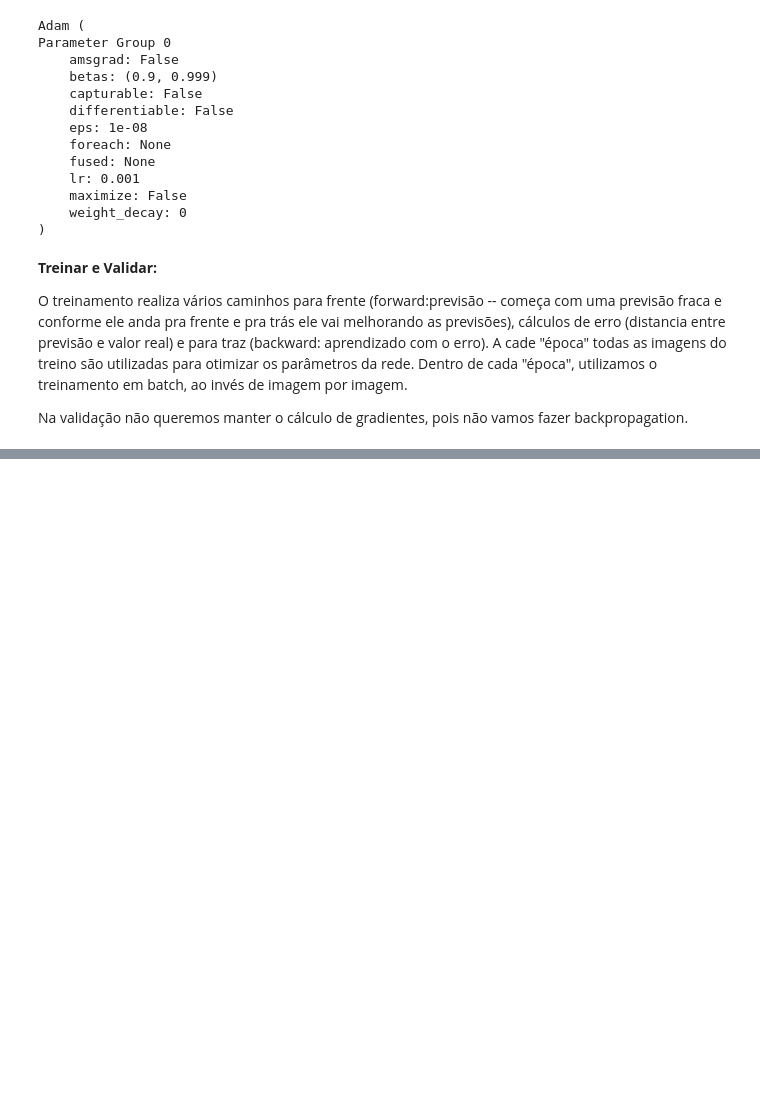
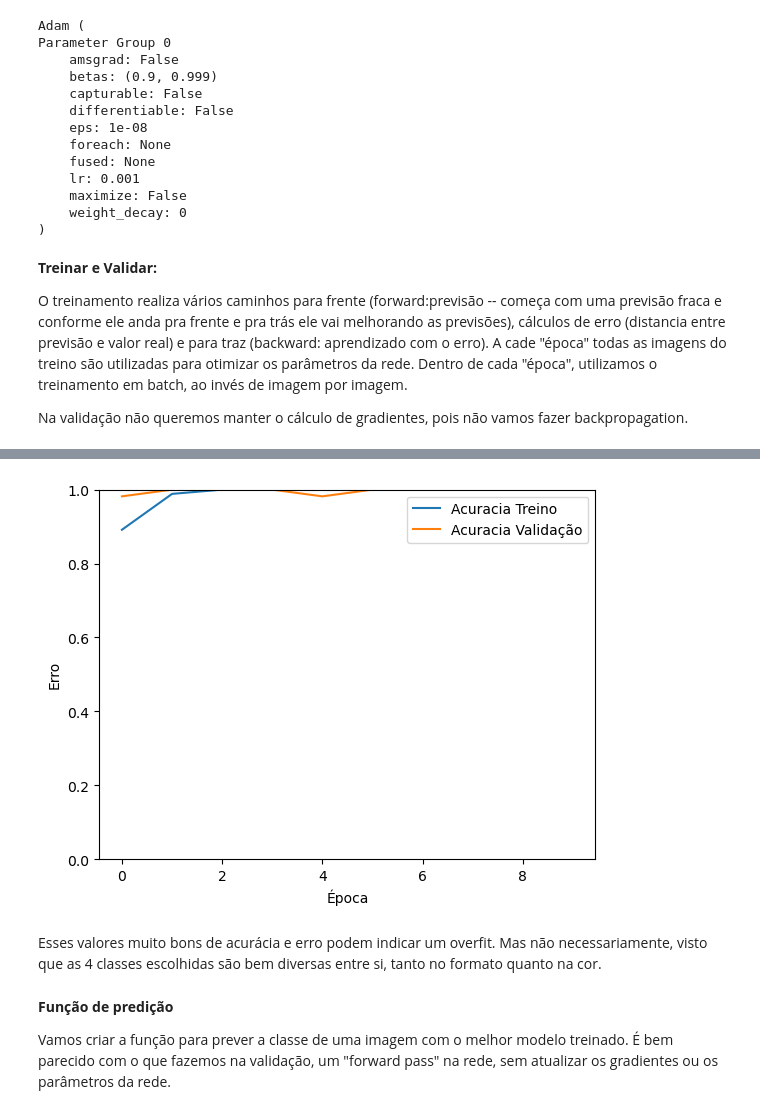
Before and after one commit to rhyanfrazao/projeto-classificacao-de-imagens, a Jupyter notebook: projeto-classificacao-imagens.ipynb, the cells around one changed output, grey strips where cells are left out. Drawn from its saved outputs; the diff is of its cells as text; code cells hidden in the pictures; blank space fills up the shorter version.

```diff
--- a/projeto-classificacao-imagens.ipynb
+++ b/projeto-classificacao-imagens.ipynb
@@ -590,0 +628,18 @@ def treinar_e_validar(modelo, metrica_erro, otimizador, epocas=10):
+# %%
+# Plotando também a evolução no erro de acurácia:
+historico = np.array(historico)
+
+plt.plot(historico[:,2:])
+plt.legend(['Acuracia Treino', 'Acuracia Validação'])
+plt.xlabel('Época')
+plt.ylabel('Erro')
+plt.ylim(0,1)
+plt.show()
+# %% [output]
+[figure, added]
+# %% [markdown]
+Esses valores muito bons de acurácia e erro podem indicar um overfit. Mas não necessariamente, visto que as 4 classes escolhidas são bem diversas entre si, tanto no formato quanto na cor.
+# %% [markdown]
+<b>Função de predição</b>
+
+Vamos criar a função para prever a classe de uma imagem com o melhor modelo treinado. É bem parecido com o que fazemos na validação, um "forward pass" na rede, sem atualizar os gradientes ou os parâmetros da rede.
```
Also changed, not shown: parts of 10 cells of this notebook.
